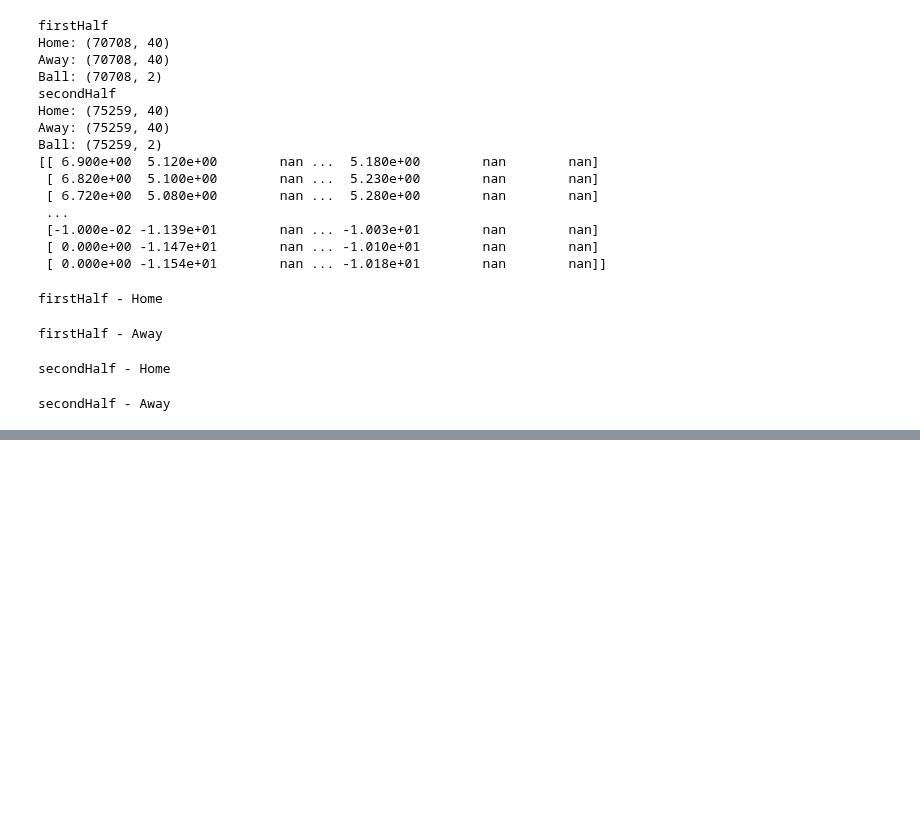
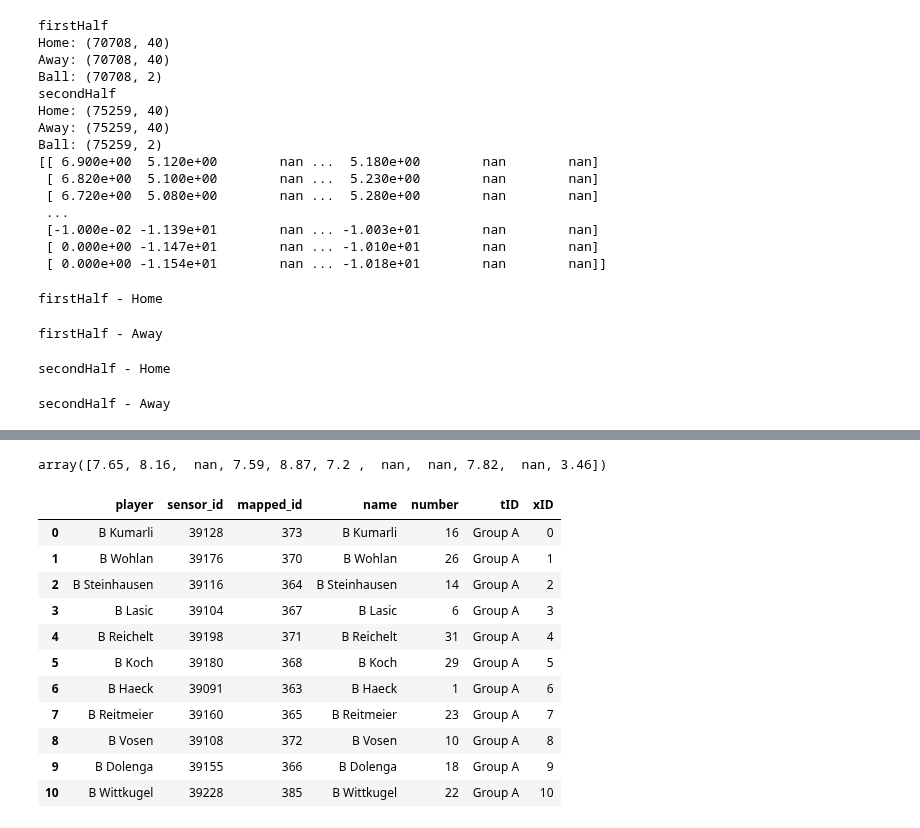
Before and after one commit to SportVid/sportvid, a Jupyter notebook: inference_ray/src/inference_ray/plugins/test_floodlight.ipynb, the cells around one changed output, grey strips where cells are left out. Cells and saved outputs as stored; diff of their text form; code cells hidden in the pictures; blank space fills up the shorter version.

```diff
--- a/inference_ray/src/inference_ray/plugins/test_floodlight.ipynb
+++ b/inference_ray/src/inference_ray/plugins/test_floodlight.ipynb
@@ -116,0 +75,5 @@ secondHalf - Away
+# %%
+path_knx = "/home/max/drive/projects/1_SportVid/AP1_DataGeneration/trackingDataSampleVideo.csv"
+# %%
+knx_teamsheets = knx.read_teamsheets_from_csv(path_knx)
+knx_pos = knx.read_position_data_csv(path_knx)
@@ -116,0 +107,19 @@ secondHalf - Away
+# %%
+kpi_dict['max_velocity_team1']
+# %% [output]
+array([7.65, 8.16,  nan, 7.59, 8.87, 7.2 ,  nan,  nan, 7.82,  nan, 3.46])
+# %%
+knx_teamsheets[0].teamsheet
+# %% [output]
+|  | player | sensor_id | mapped_id | name | number | tID | xID |
+| 0 | B Kumarli | 39128 | 373 | B Kumarli | 16 | Group A | 0 |
+| 1 | B Wohlan | 39176 | 370 | B Wohlan | 26 | Group A | 1 |
+| 2 | B Steinhausen | 39116 | 364 | B Steinhausen | 14 | Group A | 2 |
+| 3 | B Lasic | 39104 | 367 | B Lasic | 6 | Group A | 3 |
+| 4 | B Reichelt | 39198 | 371 | B Reichelt | 31 | Group A | 4 |
+| 5 | B Koch | 39180 | 368 | B Koch | 29 | Group A | 5 |
+| 6 | B Haeck | 39091 | 363 | B Haeck | 1 | Group A | 6 |
+| 7 | B Reitmeier | 39160 | 365 | B Reitmeier | 23 | Group A | 7 |
+| 8 | B Vosen | 39108 | 372 | B Vosen | 10 | Group A | 8 |
+| 9 | B Dolenga | 39155 | 366 | B Dolenga | 18 | Group A | 9 |
+| 10 | B Wittkugel | 39228 | 385 | B Wittkugel | 22 | Group A | 10 |
```
Also changed, not shown: parts of 20 cells of this notebook, 11 other files.
